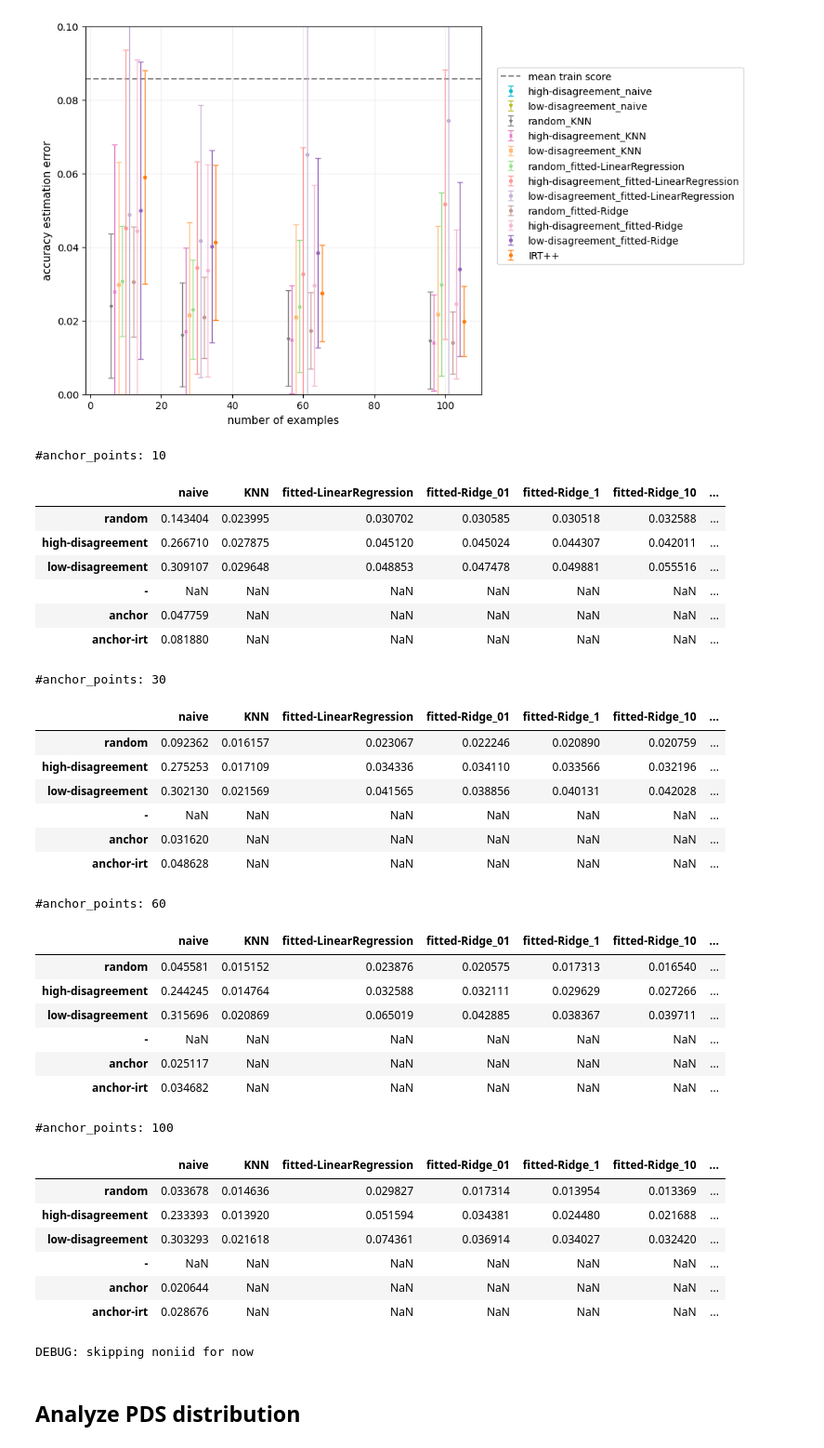
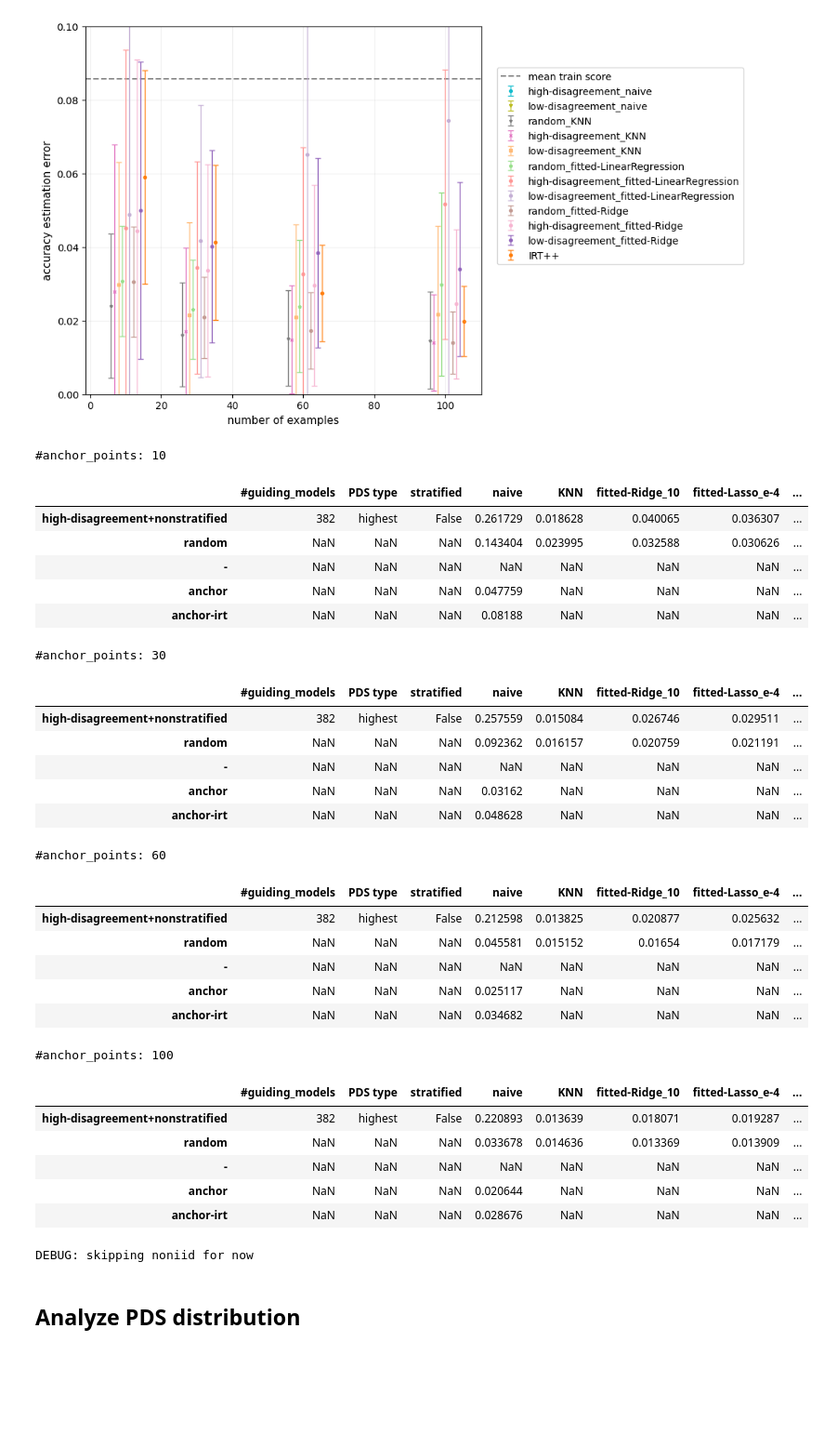
Before and after one commit to AlexanderRubinstein/efficbench, a Jupyter notebook: generate_plots.ipynb, the cells around one changed output. Shown at 93% size. Saved outputs shown, nothing was run; the diff lists cells and outputs as text; code cells hidden in the pictures; blank space fills up the shorter version.

```diff
--- a/generate_plots.ipynb
+++ b/generate_plots.ipynb
@@ -34,13 +35,13 @@ results = 'acc'# 'acc', 'rank'
 
 style = {"alpha":1, "markersize":3, "markeredgewidth":1, "elinewidth":1, "capsize":3, "linestyle":''}
 
-def merge_methods(table_avg, table_avg_reproduced):
-    for bench in table_avg.keys():
-        for split in table_avg[bench].keys():
-            for method in table_avg_reproduced[bench][split].keys():
-                if method not in table_avg[bench][split].keys():
-                    table_avg[bench][split][method] = table_avg_reproduced[bench][split][method]
-    return table_avg
+# def merge_methods(table_avg, table_avg_reproduced):
+#     for bench in table_avg.keys():
+#         for split in table_avg[bench].keys():
+#             for method in table_avg_reproduced[bench][split].keys():
+#                 if method not in table_avg[bench][split].keys():
+#                     table_avg[bench][split][method] = table_avg_reproduced[bench][split][method]
+#     return table_avg
 # %% [markdown]
 # Key result
 # %%
@@ -118,63 +119,71 @@ DEBUG: skipping noniid for now
 # %%
 
 bench='mmlu_fields'
 
 cur_methods_for_table = table_avg["mmlu_fields"]["iid"].keys()
 
 # Iterate over your benchmarks
 for i, split in enumerate(splits[bench]):  # Replace `benchmarks` with your list of benchmarks
 
     if split == 'noniid':
         print("DEBUG: skipping noniid for now")
         continue
 
     df = make_perf_table(
         table_avg[bench][split],
         table_std[bench][split],
         methods=cur_methods_for_table,
     )
 
     pd.set_option('display.max_rows', 1000)
     pd.set_option('display.max_columns', 1000)
     for num_samples in df.keys():
         print("#anchor_points:", num_samples)
+        # Reorder columns to put guiding models, PDS type, and stratified first
+        cols = df[num_samples].columns.tolist()
+        first_cols = ['#guiding_models', 'PDS type', 'stratified']
+        other_cols = [col for col in cols if col not in first_cols]
+        df[num_samples] = df[num_samples][first_cols + other_cols]
+
+        # Replace all values in #guiding_models column with 382
+        df[num_samples].loc[df[num_samples]['#guiding_models'] == 'all', '#guiding_models'] = 382
+
+        # Sort rows by #guiding_models
+        df[num_samples] = df[num_samples].sort_values(['PDS type', 'stratified', '#guiding_models'])
+
         display(df[num_samples])
 # plt.savefig(f'plots/mmlu_performance_specialized_models_{results}.png', bbox_inches='tight', dpi=400, transparent=True)
 # plt.show()
 df[100].to_csv('df_100.csv')
 # %% [output]
 #anchor_points: 10
-|  | naive | KNN | fitted-LinearRegression | fitted-Ridge_01 | fitted-Ridge_1 | fitted-Ridge_10 | ... |
-| random | 0.143404 | 0.023995 | 0.030702 | 0.030585 | 0.030518 | 0.032588 | ... |
-| high-disagreement | 0.266710 | 0.027875 | 0.045120 | 0.045024 | 0.044307 | 0.042011 | ... |
-| low-disagreement | 0.309107 | 0.029648 | 0.048853 | 0.047478 | 0.049881 | 0.055516 | ... |
-| - | NaN | NaN | NaN | NaN | NaN | NaN | ... |
-| anchor | 0.047759 | NaN | NaN | NaN | NaN | NaN | ... |
-| anchor-irt | 0.081880 | NaN | NaN | NaN | NaN | NaN | ... |
+|  | #guiding_models | PDS type | stratified | naive | KNN | fitted-Ridge_10 | fitted-Lasso_e-4 | ... |
+| high-disagreement+nonstratified | 382 | highest | False | 0.261729 | 0.018628 | 0.040065 | 0.036307 | ... |
+| random | NaN | NaN | NaN | 0.143404 | 0.023995 | 0.032588 | 0.030626 | ... |
+| - | NaN | NaN | NaN | NaN | NaN | NaN | NaN | ... |
+| anchor | NaN | NaN | NaN | 0.047759 | NaN | NaN | NaN | ... |
+| anchor-irt | NaN | NaN | NaN | 0.08188 | NaN | NaN | NaN | ... |
 #anchor_points: 30
-|  | naive | KNN | fitted-LinearRegression | fitted-Ridge_01 | fitted-Ridge_1 | fitted-Ridge_10 | ... |
-| random | 0.092362 | 0.016157 | 0.023067 | 0.022246 | 0.020890 | 0.020759 | ... |
-| high-disagreement | 0.275253 | 0.017109 | 0.034336 | 0.034110 | 0.033566 | 0.032196 | ... |
-| low-disagreement | 0.302130 | 0.021569 | 0.041565 | 0.038856 | 0.040131 | 0.042028 | ... |
-| - | NaN | NaN | NaN | NaN | NaN | NaN | ... |
-| anchor | 0.031620 | NaN | NaN | NaN | NaN | NaN | ... |
-| anchor-irt | 0.048628 | NaN | NaN | NaN | NaN | NaN | ... |
+|  | #guiding_models | PDS type | stratified | naive | KNN | fitted-Ridge_10 | fitted-Lasso_e-4 | ... |
+| high-disagreement+nonstratified | 382 | highest | False | 0.257559 | 0.015084 | 0.026746 | 0.029511 | ... |
+| random | NaN | NaN | NaN | 0.092362 | 0.016157 | 0.020759 | 0.021191 | ... |
+| - | NaN | NaN | NaN | NaN | NaN | NaN | NaN | ... |
+| anchor | NaN | NaN | NaN | 0.03162 | NaN | NaN | NaN | ... |
+| anchor-irt | NaN | NaN | NaN | 0.048628 | NaN | NaN | NaN | ... |
 #anchor_points: 60
-|  | naive | KNN | fitted-LinearRegression | fitted-Ridge_01 | fitted-Ridge_1 | fitted-Ridge_10 | ... |
-| random | 0.045581 | 0.015152 | 0.023876 | 0.020575 | 0.017313 | 0.016540 | ... |
-| high-disagreement | 0.244245 | 0.014764 | 0.032588 | 0.032111 | 0.029629 | 0.027266 | ... |
-| low-disagreement | 0.315696 | 0.020869 | 0.065019 | 0.042885 | 0.038367 | 0.039711 | ... |
-| - | NaN | NaN | NaN | NaN | NaN | NaN | ... |
-| anchor | 0.025117 | NaN | NaN | NaN | NaN | NaN | ... |
-| anchor-irt | 0.034682 | NaN | NaN | NaN | NaN | NaN | ... |
+|  | #guiding_models | PDS type | stratified | naive | KNN | fitted-Ridge_10 | fitted-Lasso_e-4 | ... |
+| high-disagreement+nonstratified | 382 | highest | False | 0.212598 | 0.013825 | 0.020877 | 0.025632 | ... |
+| random | NaN | NaN | NaN | 0.045581 | 0.015152 | 0.01654 | 0.017179 | ... |
+| - | NaN | NaN | NaN | NaN | NaN | NaN | NaN | ... |
+| anchor | NaN | NaN | NaN | 0.025117 | NaN | NaN | NaN | ... |
+| anchor-irt | NaN | NaN | NaN | 0.034682 | NaN | NaN | NaN | ... |
 #anchor_points: 100
-|  | naive | KNN | fitted-LinearRegression | fitted-Ridge_01 | fitted-Ridge_1 | fitted-Ridge_10 | ... |
-| random | 0.033678 | 0.014636 | 0.029827 | 0.017314 | 0.013954 | 0.013369 | ... |
-| high-disagreement | 0.233393 | 0.013920 | 0.051594 | 0.034381 | 0.024480 | 0.021688 | ... |
-| low-disagreement | 0.303293 | 0.021618 | 0.074361 | 0.036914 | 0.034027 | 0.032420 | ... |
-| - | NaN | NaN | NaN | NaN | NaN | NaN | ... |
-| anchor | 0.020644 | NaN | NaN | NaN | NaN | NaN | ... |
-| anchor-irt | 0.028676 | NaN | NaN | NaN | NaN | NaN | ... |
+|  | #guiding_models | PDS type | stratified | naive | KNN | fitted-Ridge_10 | fitted-Lasso_e-4 | ... |
+| high-disagreement+nonstratified | 382 | highest | False | 0.220893 | 0.013639 | 0.018071 | 0.019287 | ... |
+| random | NaN | NaN | NaN | 0.033678 | 0.014636 | 0.013369 | 0.013909 | ... |
+| - | NaN | NaN | NaN | NaN | NaN | NaN | NaN | ... |
+| anchor | NaN | NaN | NaN | 0.020644 | NaN | NaN | NaN | ... |
+| anchor-irt | NaN | NaN | NaN | 0.028676 | NaN | NaN | NaN | ... |
 DEBUG: skipping noniid for now
 # %% [markdown]
 ## Analyze PDS distribution
```
Also changed, not shown: parts of 1 cell of this notebook, 3 other files.
